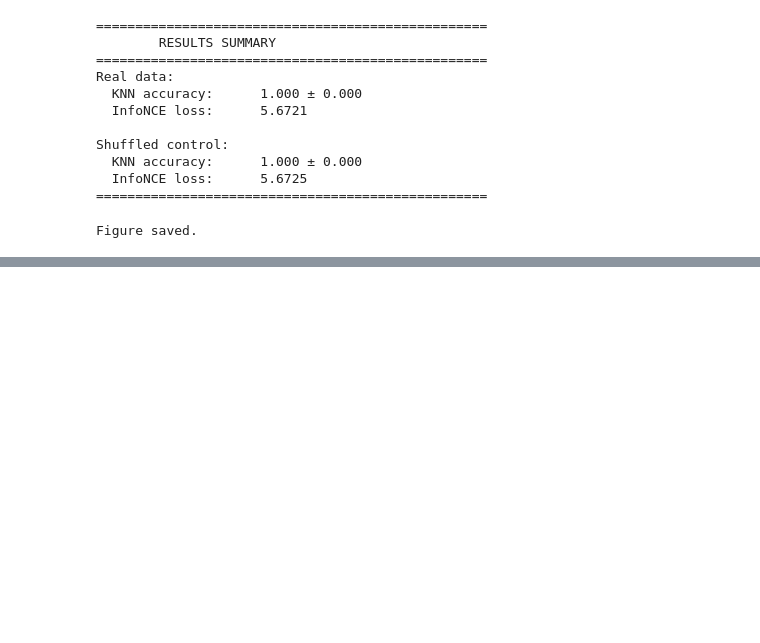
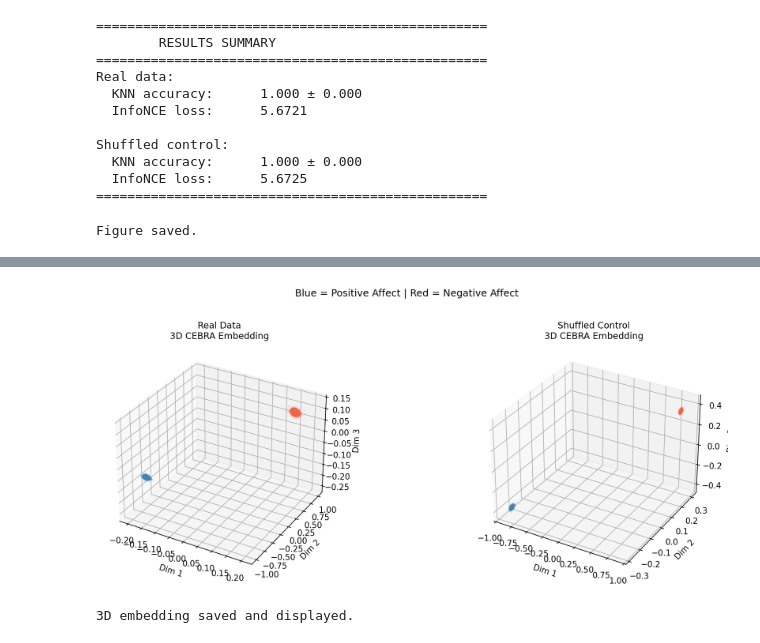
Before and after one commit to voodoovampire/gsoc2026-neurodyads, a Jupyter notebook: notebooks/neurodyads_pretask.ipynb, the cells around one changed output, grey strips where cells are left out. Cells and saved outputs as stored; diff of their text form; code cells hidden in the pictures; blank space fills up the shorter version.

```diff
--- a/notebooks/neurodyads_pretask.ipynb
+++ b/notebooks/neurodyads_pretask.ipynb
@@ -557,0 +602,34 @@ git push
+# %%
+from mpl_toolkits.mplot3d import Axes3D
+
+fig = plt.figure(figsize=(14, 5))
+
+# 3D plot — Real data
+ax1 = fig.add_subplot(121, projection='3d')
+ax1.scatter(embedding[:, 0], embedding[:, 1], embedding[:, 2],
+            c=colors, alpha=0.05, s=1)
+ax1.set_title('Real Data\n3D CEBRA Embedding', fontsize=11)
+ax1.set_xlabel('Dim 1')
+ax1.set_ylabel('Dim 2')
+ax1.set_zlabel('Dim 3')
+
+# 3D plot — Shuffled control
+ax2 = fig.add_subplot(122, projection='3d')
+ax2.scatter(emb_ctrl[:, 0], emb_ctrl[:, 1], emb_ctrl[:, 2],
+            c=colors, alpha=0.05, s=1)
+ax2.set_title('Shuffled Control\n3D CEBRA Embedding', fontsize=11)
+ax2.set_xlabel('Dim 1')
+ax2.set_ylabel('Dim 2')
+ax2.set_zlabel('Dim 3')
+
+plt.suptitle('Blue = Positive Affect | Red = Negative Affect', fontsize=12, y=1.02)
+plt.tight_layout()
+plt.savefig('../figures/embedding_3d.png', dpi=150, bbox_inches='tight')
+
+# Display inline
+from IPython.display import display, Image
+display(Image('../figures/embedding_3d.png'))
+print("3D embedding saved and displayed.")
+# %% [output]
+[figure, added]
+3D embedding saved and displayed.
```
Also changed, not shown: parts of 7 cells of this notebook, 1 other file.
